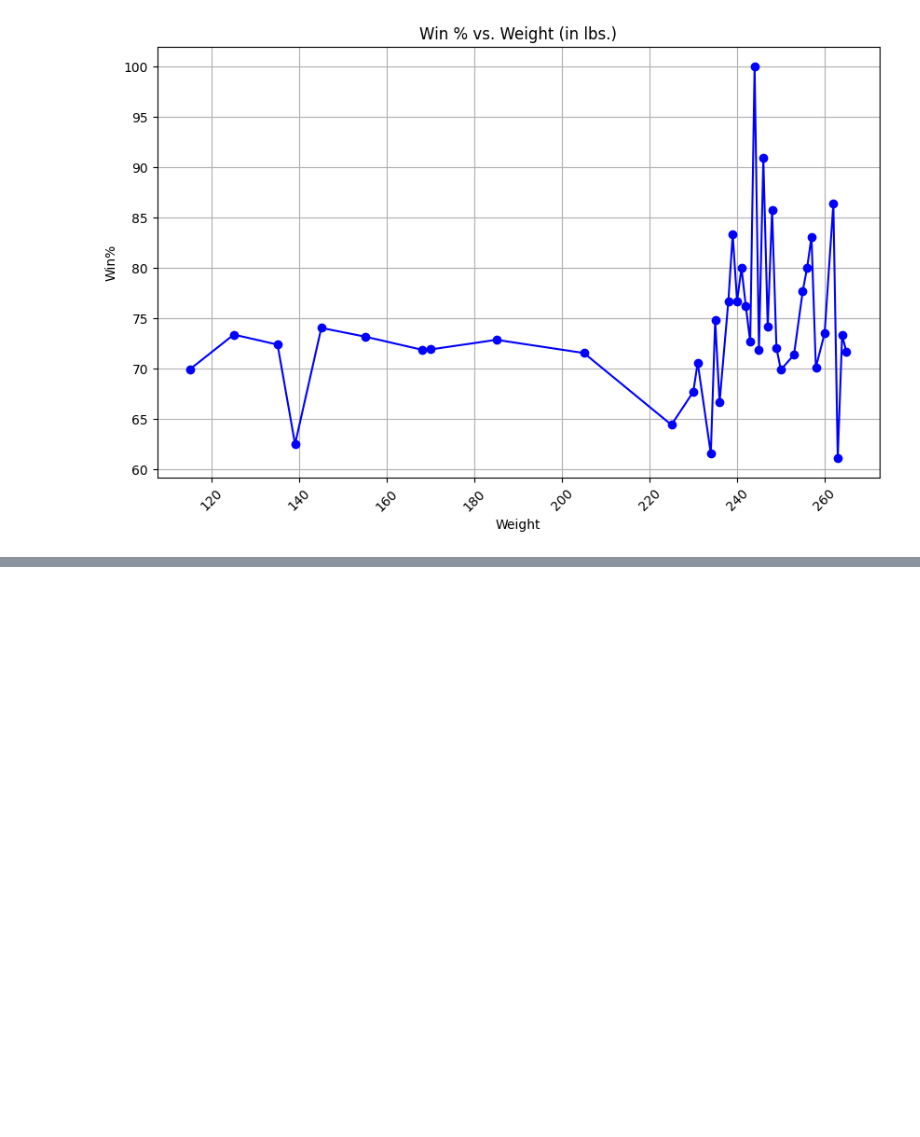
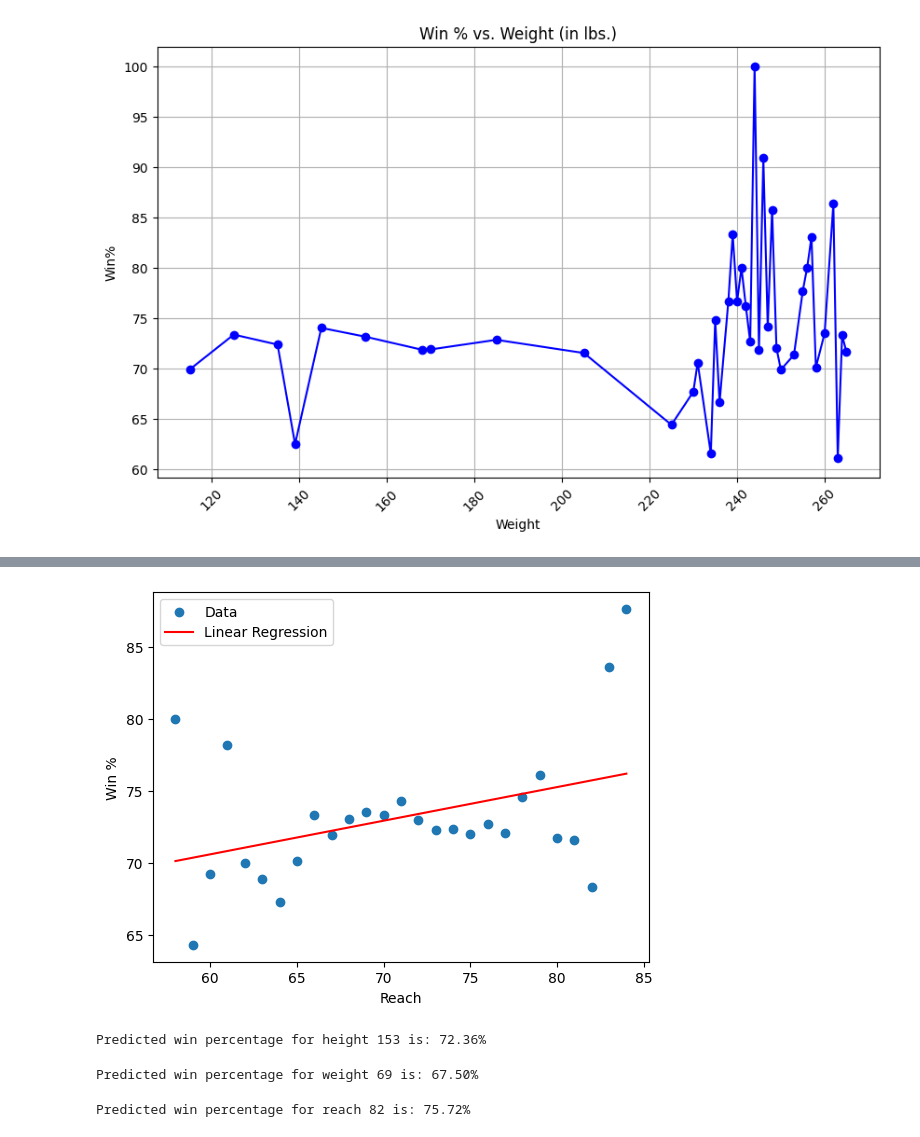
Before and after one commit to muneeb-i-khan/Octagon-Odds, a Jupyter notebook: OctagonOdds.ipynb, the cells around one changed output, grey strips where cells are left out. Saved outputs shown, nothing was run; the diff lists cells and outputs as text; code cells hidden in the pictures; blank space fills up the shorter version.

```diff
--- a/OctagonOdds.ipynb
+++ b/OctagonOdds.ipynb
@@ -403,11 +403,7 @@ grouped_df_reach
 | 25 | 83.0" | 83.571429 |
 | 26 | 84.0" | 87.634848 |
 # %%
-def remove_suffix(s):
-    return s[:-3] if s.endswith(".0\"") else s
-
-
-grouped_df_reach['Reach'] = grouped_df_reach['Reach'].apply(remove_suffix)
+grouped_df_reach['Reach'] = grouped_df_reach['Reach'].str.replace(".0\"", "").astype(int)
 
 grouped_df_reach
 # %% [output]
@@ -495,0 +580,35 @@ plt.show()
+# %%
+model_reach = LinearRegression()
+model_reach.fit(X_reach, reach_output)
+
+predictions_reach = model_reach.predict(X_reach)
+# %%
+plt.scatter(reach_array, reach_output, label='Data')
+plt.plot(reach_array, predictions_reach, color='red', label='Linear Regression')
+plt.xlabel('Reach')
+plt.ylabel('Win %')
+plt.legend()
+plt.show()
+# %% [output]
+[figure, added]
+# %%
+new_height = np.array([[153]])
+predicted_win_percentage_height = model_heights.predict(new_height)
+
+print(f"Predicted win percentage for height {new_height[0][0]} is: {predicted_win_percentage_height[0]:.2f}%")
+# %% [output]
+Predicted win percentage for height 153 is: 72.36%
+# %%
+new_weight = np.array([[69]])
+predicted_win_percentage_weight = model_weights.predict(new_weight)
+
+print(f"Predicted win percentage for weight {new_weight[0][0]} is: {predicted_win_percentage_weight[0]:.2f}%")
+# %% [output]
+Predicted win percentage for weight 69 is: 67.50%
+# %%
+new_reach = np.array([[82]])
+predicted_win_percentage_reach = model_reach.predict(new_reach)
+
+print(f"Predicted win percentage for reach {new_reach[0][0]} is: {predicted_win_percentage_reach[0]:.2f}%")
+# %% [output]
+Predicted win percentage for reach 82 is: 75.72%
```
Also changed, not shown: parts of 12 cells of this notebook.
